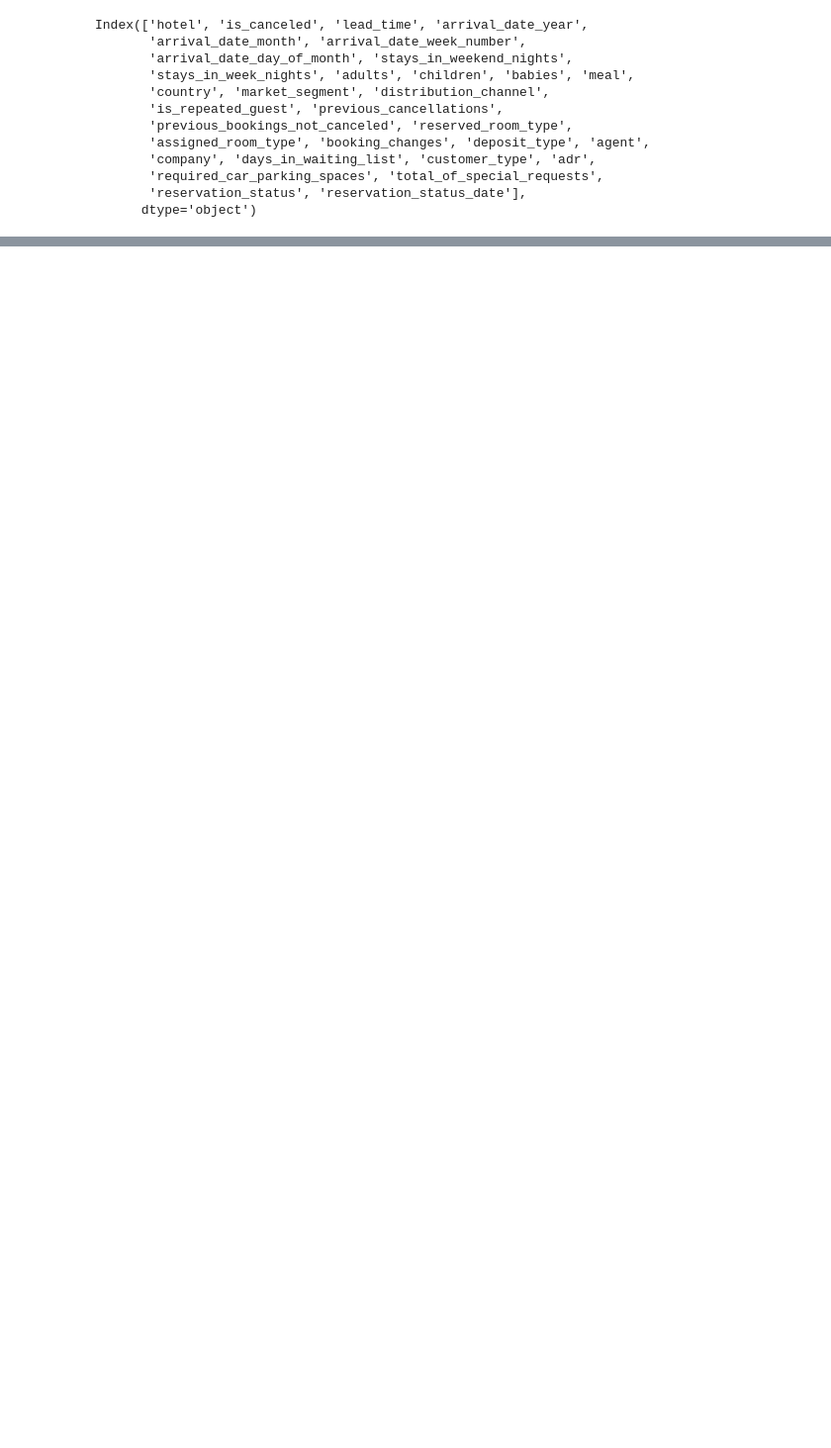
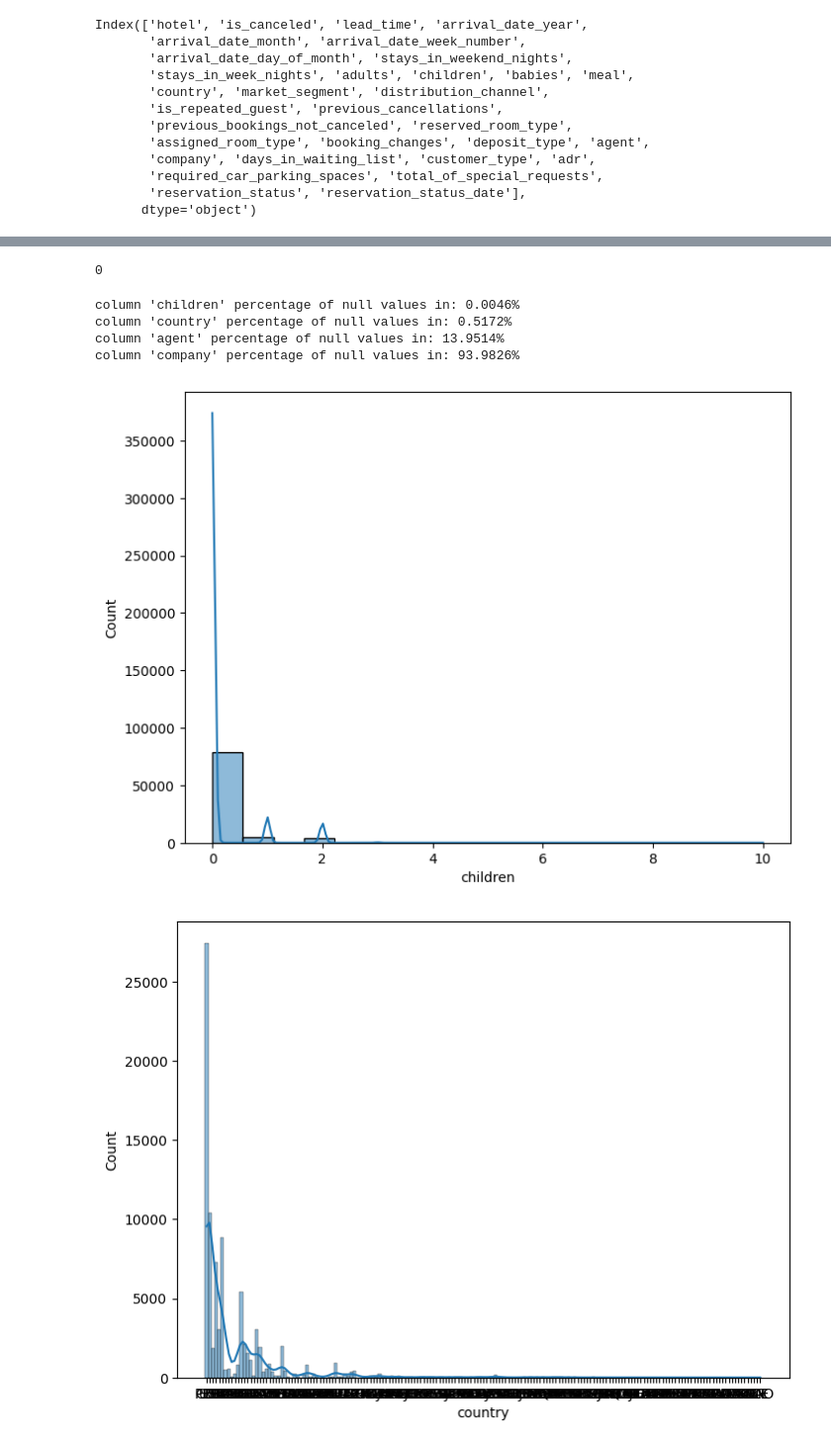
Before and after one commit to frktsc/hotel-booking, a Jupyter notebook: research.ipynb, the cells around one changed output, grey strips where cells are left out. Shown: that part at 99% size. Drawn from its saved outputs; the diff is of its cells as text; code cells hidden in the pictures; blank space fills up the shorter version.

```diff
--- a/research.ipynb
+++ b/research.ipynb
@@ -19,0 +80,27 @@ Index(['hotel', 'is_canceled', 'lead_time', 'arrival_date_year',
+# %%
+data.drop_duplicates(inplace=True)
+# %%
+data.duplicated().sum()
+# %% [output]
+0
+# %%
+for i in data.columns:
+    null_percentage=(data[i].isnull().sum()/ len(data) * 100)
+    if null_percentage > 0:
+        print(f"column '{i}' percentage of null values in: {null_percentage:.4f}%")
+# %% [output]
+column 'children' percentage of null values in: 0.0046%
+column 'country' percentage of null values in: 0.5172%
+column 'agent' percentage of null values in: 13.9514%
+column 'company' percentage of null values in: 93.9826%
+# %%
+data.drop(columns="company",axis=1,inplace=True)
+# %%
+liste=["children","country","agent"]
+for i in data[liste]:
+    plt.figure(figsize=(8,6))
+    sns.histplot(data=data,x=data[i],kde=True)
+    plt.show()
+# %% [output]
+[figure, added]
+[figure, added]
```
Also changed, not shown: parts of 15 cells of this notebook, 3 other files.
